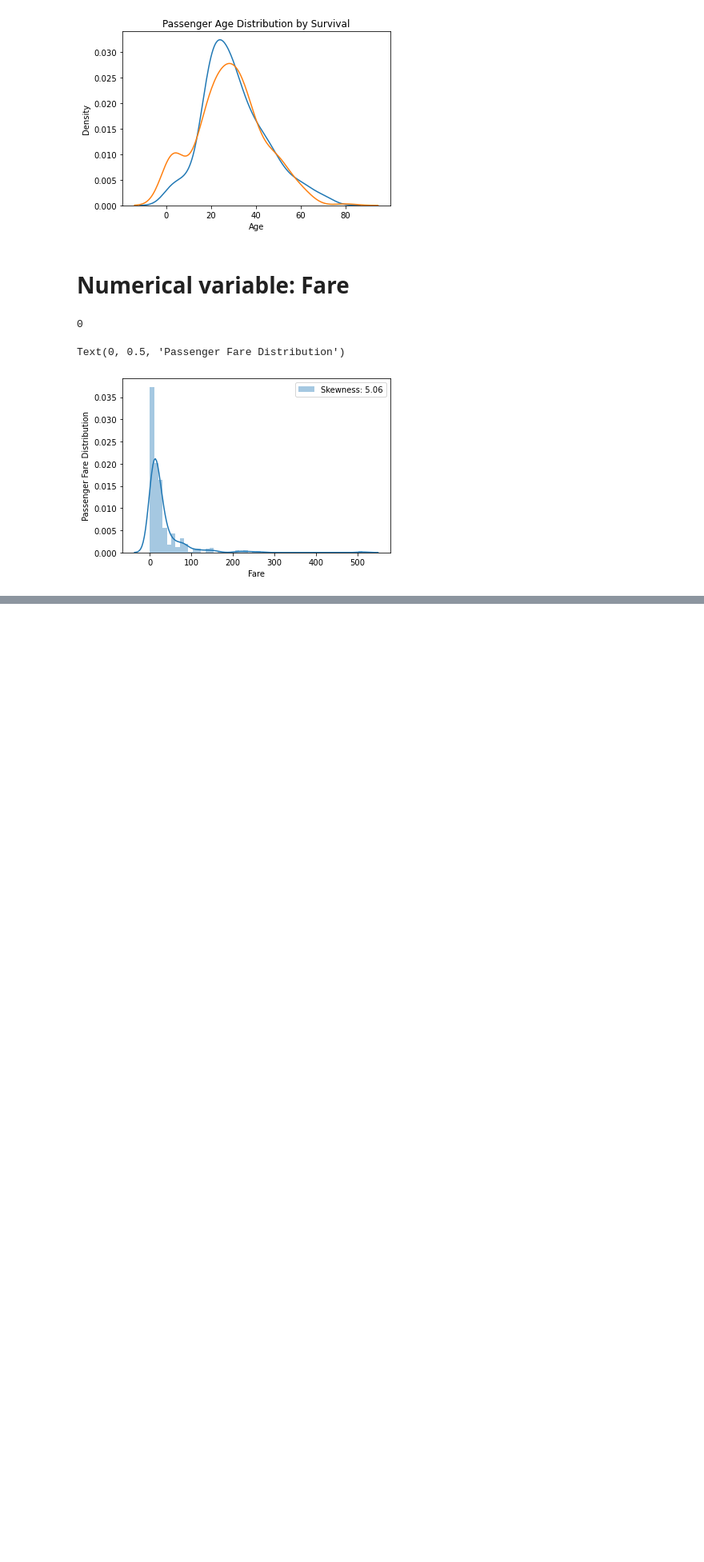
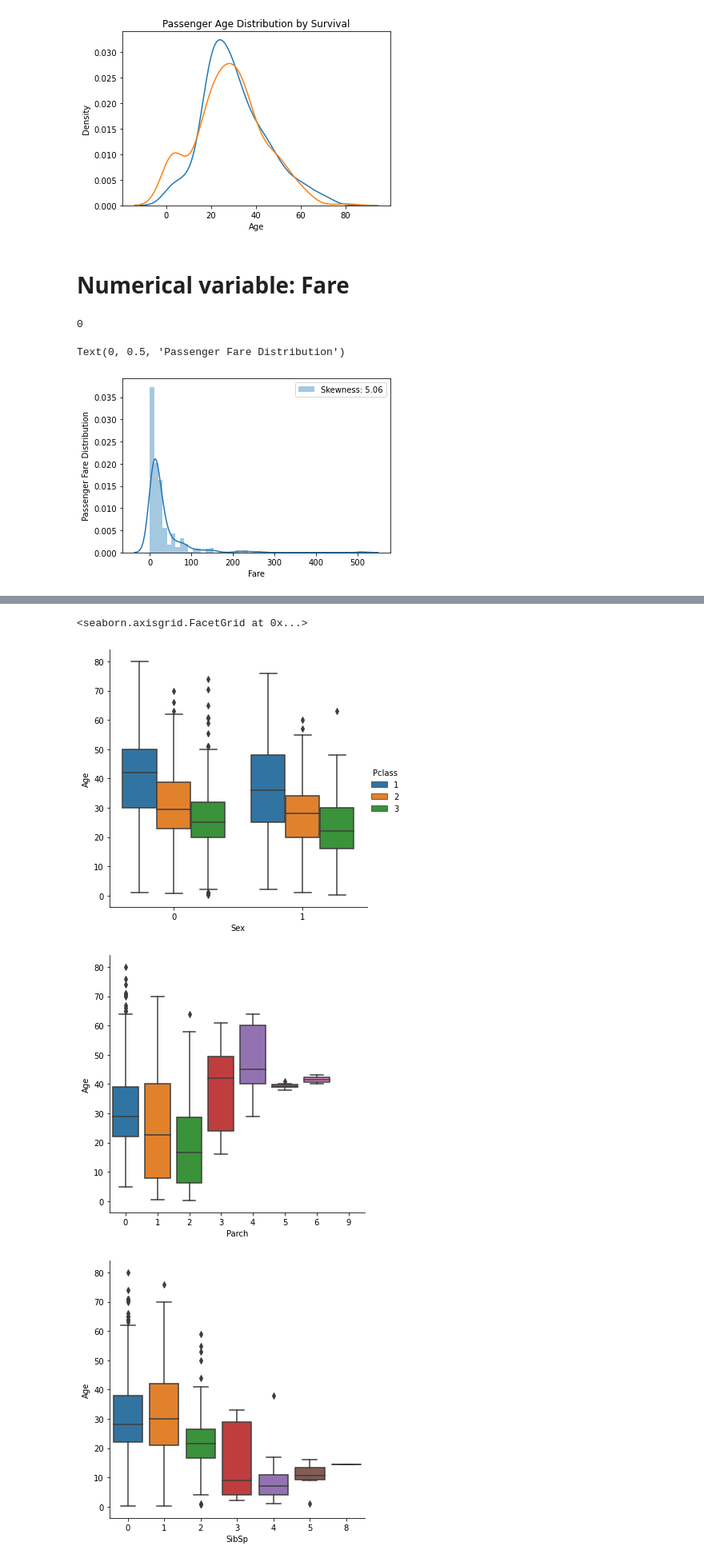
Before and after one commit to Kafka001/kaggle_titanic, a Jupyter notebook: titanic.ipynb, the cells around one changed output, grey strips where cells are left out. Shown at 80% size. Saved outputs shown, nothing was run; the diff lists cells and outputs as text; code cells hidden in the pictures; blank space fills up the shorter version.

```diff
--- a/titanic.ipynb
+++ b/titanic.ipynb
@@ -467,0 +527,5 @@ Text(0, 0.5, 'Passenger Fare Distribution')
+# %%
+# Compute median of Fare in test set
+
+median = test['Fare'].dropna().median()
+median
@@ -467,0 +534,9 @@ Text(0, 0.5, 'Passenger Fare Distribution')
+# %%
+# Fill missing value in Fare with median
+
+test['Fare'].fillna(median, inplace = True)
+# %%
+# Combine training set and test set
+
+combine = pd.concat([train, test], axis = 0).reset_index(drop = True)
+combine.head()
@@ -467,0 +570,13 @@ Text(0, 0.5, 'Passenger Fare Distribution')
+# %%
+# Convert Sex into numerical values where 0 = male and 1 = female
+
+combine['Sex'] = combine['Sex'].map({'male': 0, 'female': 1})
+# %%
+sns.factorplot(y = 'Age', x = 'Sex', hue = 'Pclass', kind = 'box', data = combine)
+sns.factorplot(y = 'Age', x = 'Parch', kind = 'box', data = combine)
+sns.factorplot(y = 'Age', x = 'SibSp', kind = 'box', data = combine)
+# %% [output]
+<seaborn.axisgrid.FacetGrid at 0x...>
+[figure, added]
+[figure, added]
+[figure, added]
```
Also changed, not shown: parts of 18 cells of this notebook, 1 other file.
